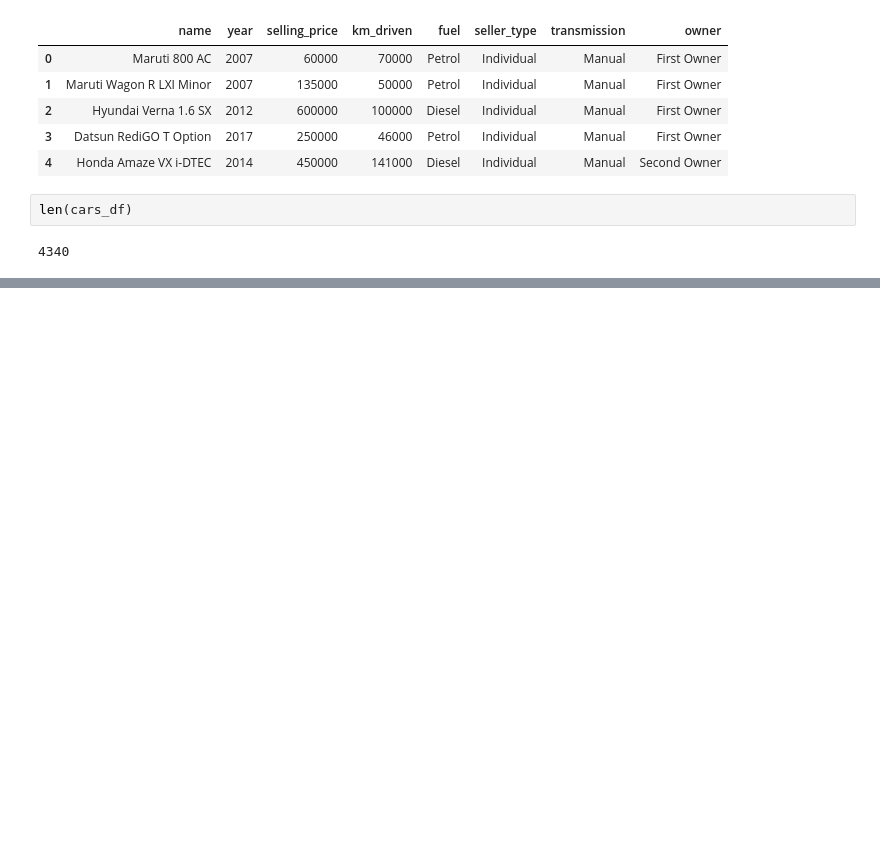
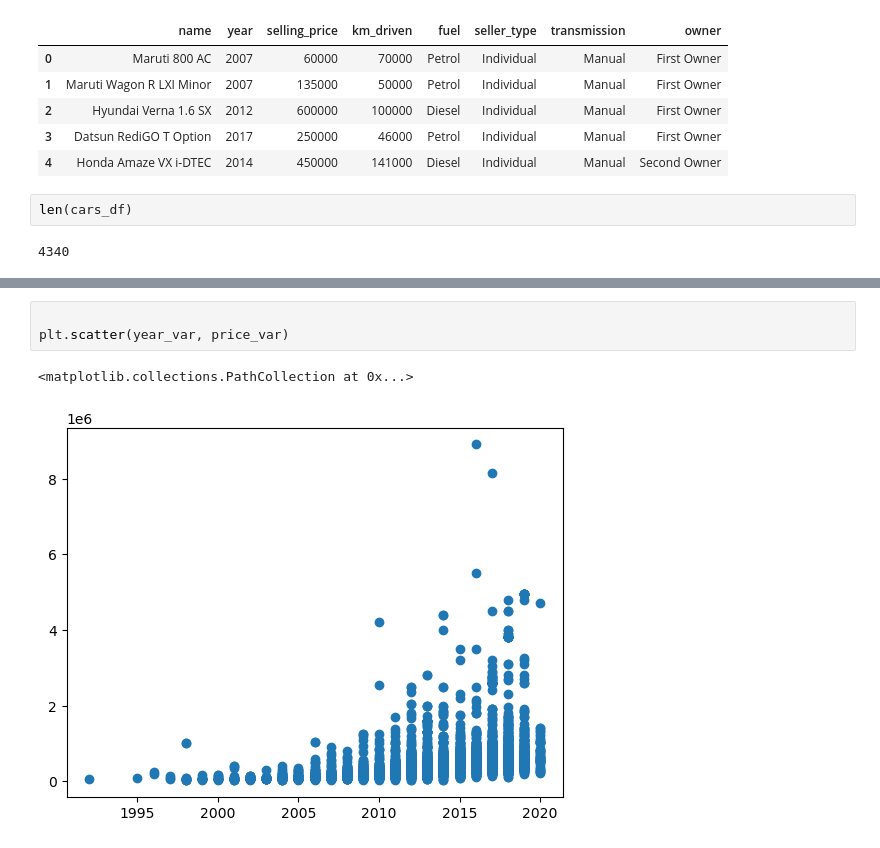
Before and after one commit to Scottymichaelmillerguy/cars-details-repo, a Jupyter notebook: car-details.ipynb, the cells around one changed output, grey strips where cells are left out. Cells and saved outputs as stored; diff of their text form; blank space fills up the shorter version.

```diff
--- a/car-details.ipynb
+++ b/car-details.ipynb
@@ -88,0 +90,6 @@ hello from Jeff x 2
+# %%
+
+plt.scatter(year_var, price_var)
+# %% [output]
+<matplotlib.collections.PathCollection at 0x...>
+[figure, added]
```
Also changed, not shown: parts of 21 cells of this notebook.
